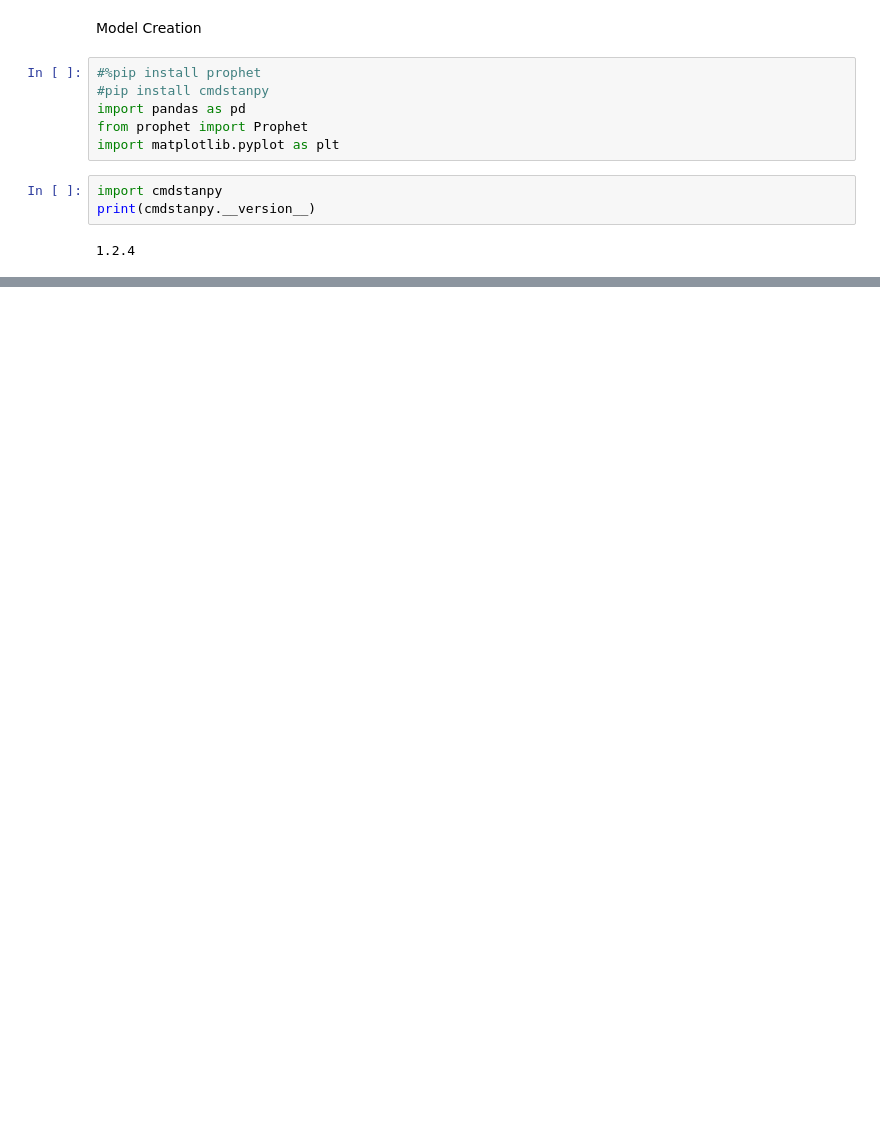
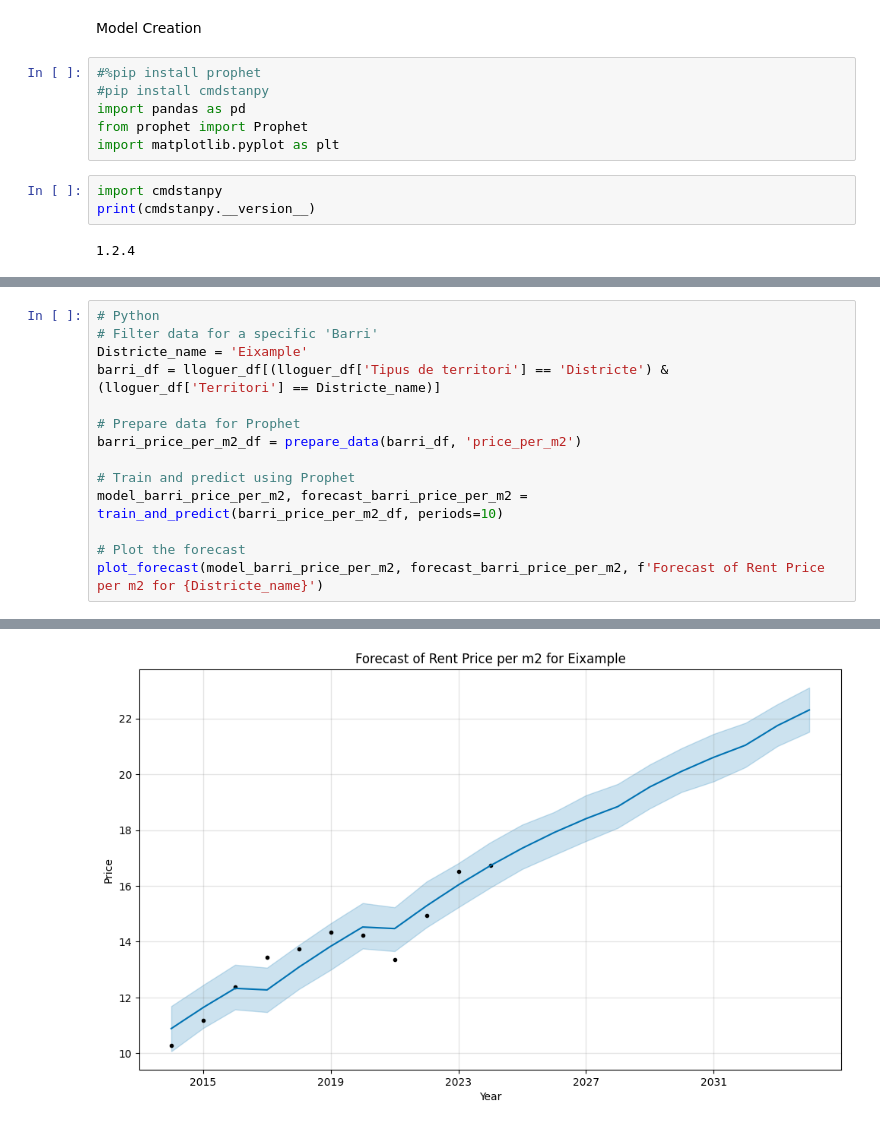
Before and after one commit to pdpau/catalan-realestate-price-prediction, a Jupyter notebook: src/model_opcio2_pisos_barcelona.ipynb, the cells around one changed output, grey strips where cells are left out. Drawn from its saved outputs; the diff is of its cells as text; blank space fills up the shorter version.

Commit message:
Prophet on option2

```diff
--- a/src/model_opcio2_pisos_barcelona.ipynb
+++ b/src/model_opcio2_pisos_barcelona.ipynb
@@ -261,0 +264,15 @@ False
+# %%
+# Python
+# Filter data for a specific 'Barri'
+Districte_name = 'Eixample'
+barri_df = lloguer_df[(lloguer_df['Tipus de territori'] == 'Districte') & (lloguer_df['Territori'] == Districte_name)]
+
+# Prepare data for Prophet
+barri_price_per_m2_df = prepare_data(barri_df, 'price_per_m2')
+
+# Train and predict using Prophet
+model_barri_price_per_m2, forecast_barri_price_per_m2 = train_and_predict(barri_price_per_m2_df, periods=10)
+
+# Plot the forecast
+plot_forecast(model_barri_price_per_m2, forecast_barri_price_per_m2, f'Forecast of Rent Price per m2 for {Districte_name}')
+# %% [output]
@@ -261,0 +281 @@ False
+[figure, added]
```
Also changed, not shown: parts of 13 cells of this notebook, 2 other files.
